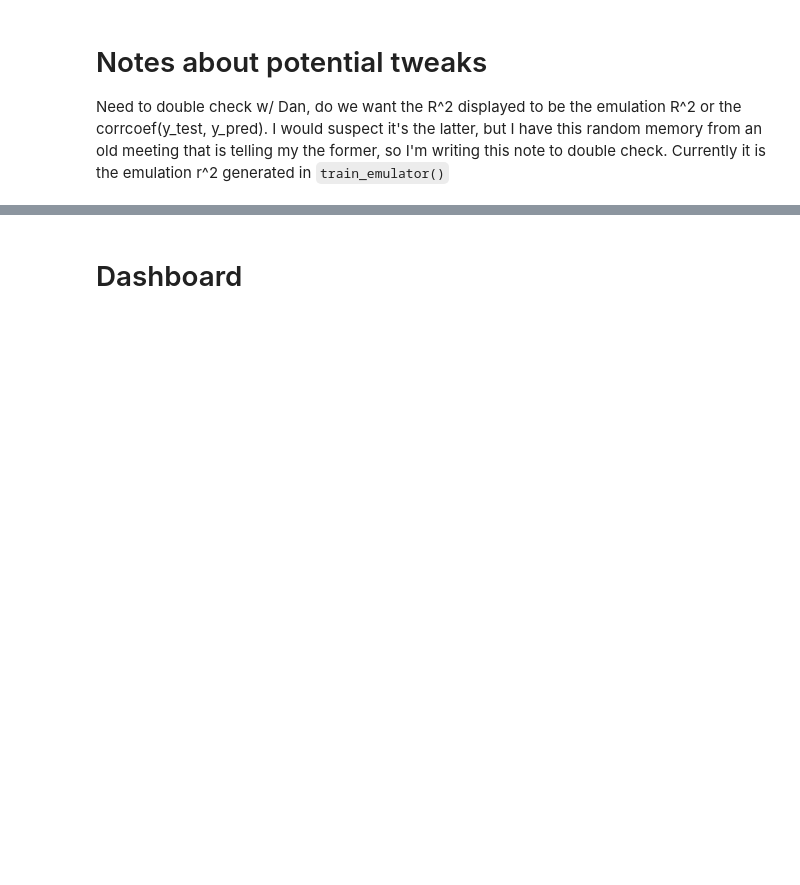
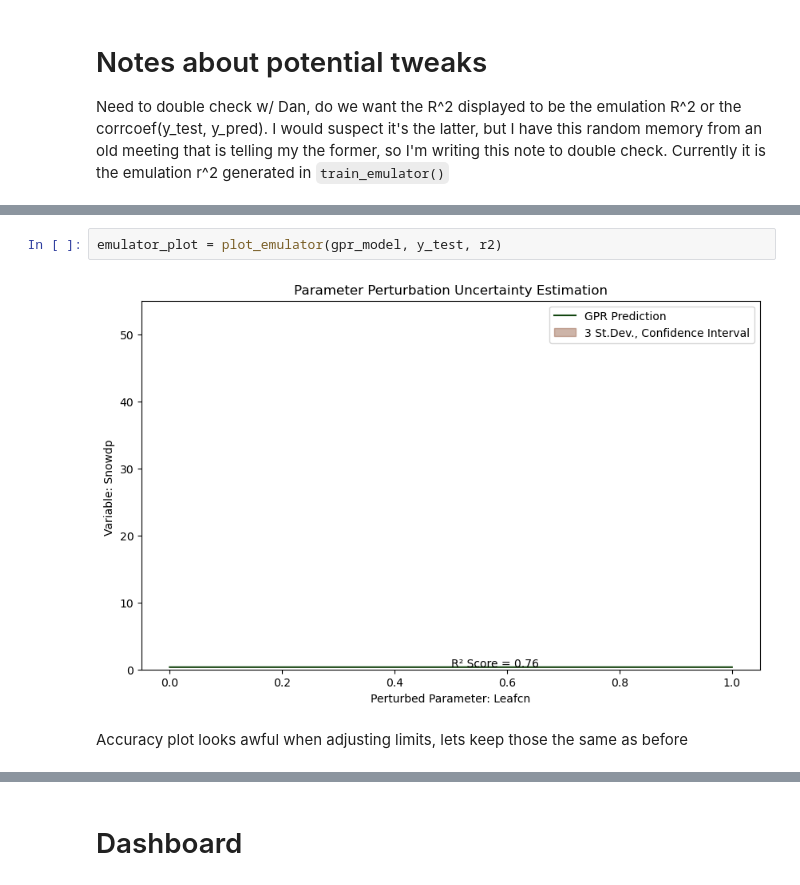
Before and after one commit to GaiaFuture/Prototype, a Jupyter notebook: GRP_Dashboard_Widgets.ipynb, the cells around one changed output, grey strips where cells are left out. Saved outputs shown, nothing was run; the diff lists cells and outputs as text; blank space fills up the shorter version.

```diff
--- a/GRP_Dashboard_Widgets.ipynb
+++ b/GRP_Dashboard_Widgets.ipynb
@@ -57,0 +139,6 @@ plot_FAST_accuracy(gpr_model, r2, y_test, y_pred, y_std)
+# %%
+emulator_plot = plot_emulator(gpr_model, y_test, r2)
+# %% [output]
+[figure, added]
+# %% [markdown]
+Accuracy plot looks awful when adjusting limits, lets keep those the same as before
```
Also changed, not shown: parts of 16 cells of this notebook, 29 other files.
